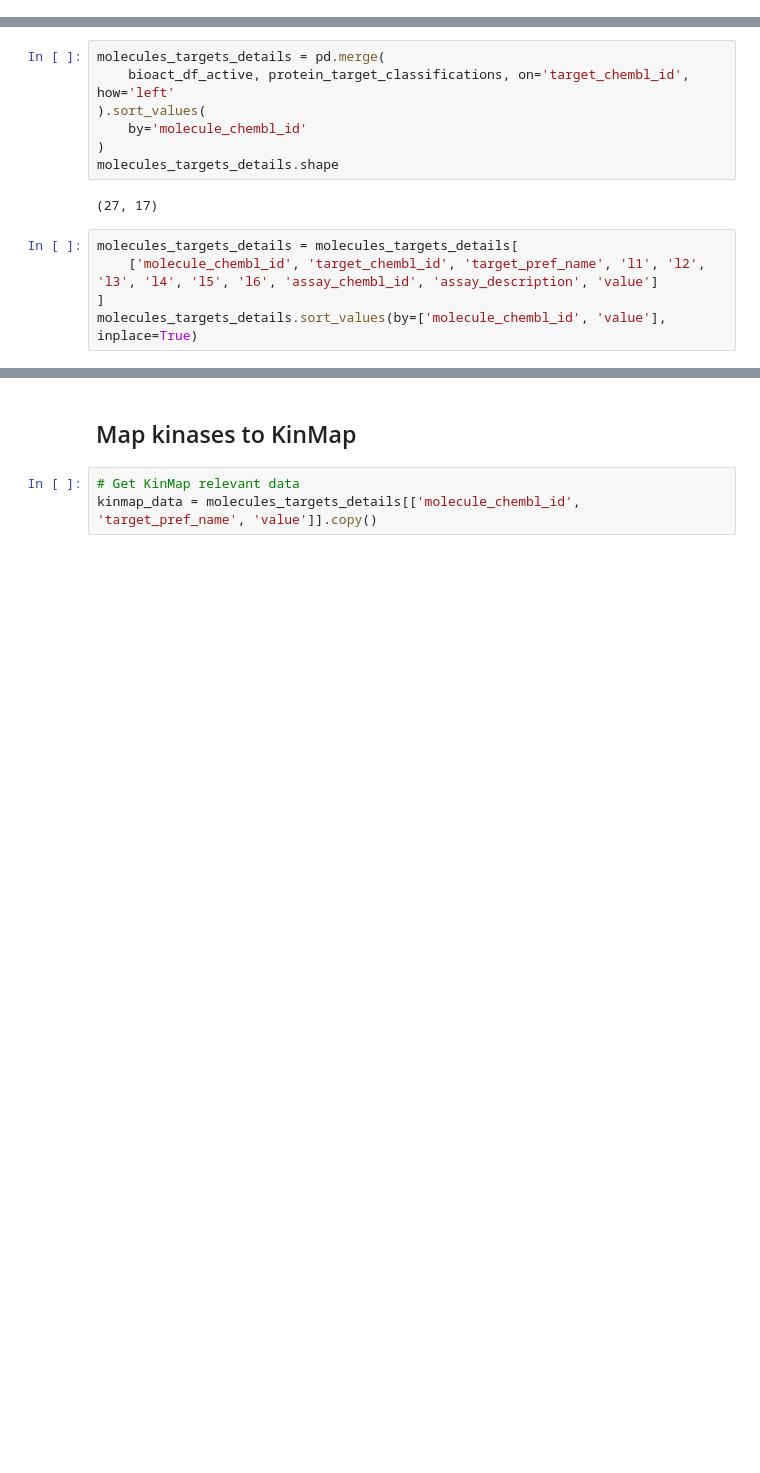
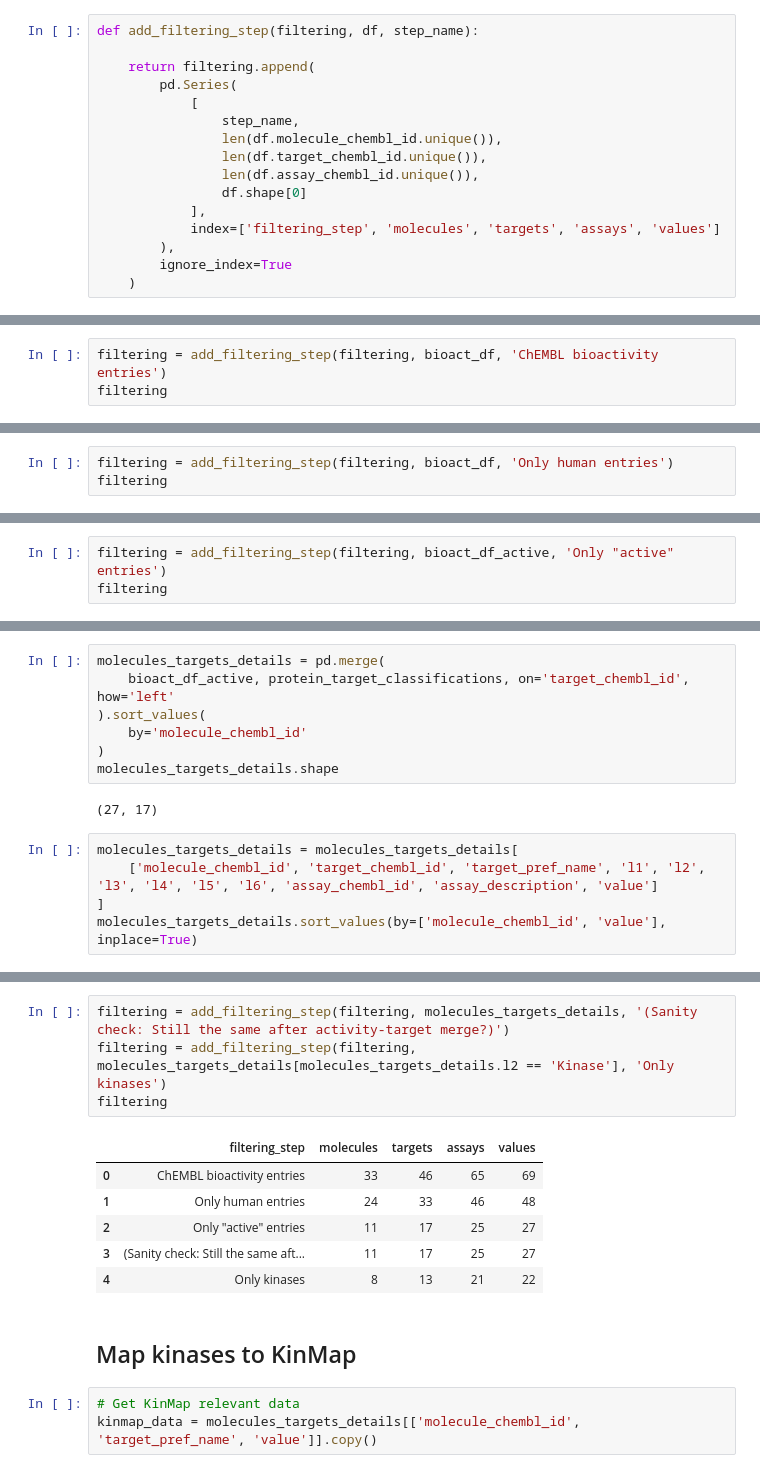
Before and after one commit to volkamerlab/KinaseFocusedFragmentLibrary, a Jupyter notebook: kinase_focused_fragment_library/analysis/ligand_analysis/chembl_molecule_details.ipynb, the cells around one changed output, grey strips where cells are left out. Saved outputs shown, nothing was run; the diff lists cells and outputs as text; blank space fills up the shorter version.

Commit message:
Add step-by-step filtering table

```diff
--- a/kinase_focused_fragment_library/analysis/ligand_analysis/chembl_molecule_details.ipynb
+++ b/kinase_focused_fragment_library/analysis/ligand_analysis/chembl_molecule_details.ipynb
@@ -78,3 +93,19 @@ details.head()
+# %%
+def add_filtering_step(filtering, df, step_name):
+
+    return filtering.append(
+        pd.Series(
+            [
+                step_name,
+                len(df.molecule_chembl_id.unique()),
+                len(df.target_chembl_id.unique()),
+                len(df.assay_chembl_id.unique()),
+                df.shape[0]
+            ],
+            index=['filtering_step', 'molecules', 'targets', 'assays', 'values']
+        ),
+        ignore_index=True
+    )
 # %% [markdown]
 ## Get measured bioactivities for molecules
 # %%
@@ -106,3 +137,6 @@ bioact_df.head()
 | 2 | 477909 | CHEMBL661123 | Evaluated for inhibition of human... | B | CHEMBL269827 | = | ... |
 | 3 | 479851 | CHEMBL658939 | In vitro inhibition of Cyclin-dep... | B | CHEMBL311992 | = | ... |
 | 4 | 1021445 | CHEMBL732386 | Inhibitory concentration against ... | B | CHEMBL300999 | = | ... |
+# %%
+filtering = add_filtering_step(filtering, bioact_df, 'ChEMBL bioactivity entries')
+filtering
@@ -113,3 +150,6 @@ bioact_df = bioact_df[bioact_df.target_organism == 'Homo sapiens']
 bioact_df.shape
 # %% [output]
 (48, 12)
+# %%
+filtering = add_filtering_step(filtering, bioact_df, 'Only human entries')
+filtering
@@ -231,0 +264,3 @@ Number of unique assays: 25
+# %%
+filtering = add_filtering_step(filtering, bioact_df_active, 'Only "active" entries')
+filtering
@@ -539,6 +579,17 @@ molecules_targets_details
 | 25 | CHEMBL520734 | CHEMBL4630 | Serine/threonine-protein kinase Chk1 | Enzyme | Kinase | Protein Kinase | CAMK protein kinase group | CAMK protein kinase CAMK1 family | ... |
 | 24 | CHEMBL520734 | CHEMBL5578 | Cyclin-dependent kinase 2-associa... | Unclassified protein | None | None | None | None | ... |
 | 26 | CHEMBL526133 | CHEMBL5443 | Cell division cycle 7-related pro... | Enzyme | Kinase | Protein Kinase | Other protein kinase group | Other protein kinase CDC7 family | ... |
+# %%
+filtering = add_filtering_step(filtering, molecules_targets_details, '(Sanity check: Still the same after activity-target merge?)')
+filtering = add_filtering_step(filtering, molecules_targets_details[molecules_targets_details.l2 == 'Kinase'], 'Only kinases')
+filtering
+# %% [output]
+|  | filtering_step | molecules | targets | assays | values |
+| 0 | ChEMBL bioactivity entries | 33 | 46 | 65 | 69 |
+| 1 | Only human entries | 24 | 33 | 46 | 48 |
+| 2 | Only "active" entries | 11 | 17 | 25 | 27 |
+| 3 | (Sanity check: Still the same aft... | 11 | 17 | 25 | 27 |
+| 4 | Only kinases | 8 | 13 | 21 | 22 |
 # %% [markdown]
 ## Map kinases to KinMap
 # %%
```
Also changed, not shown: parts of 9 cells of this notebook.
